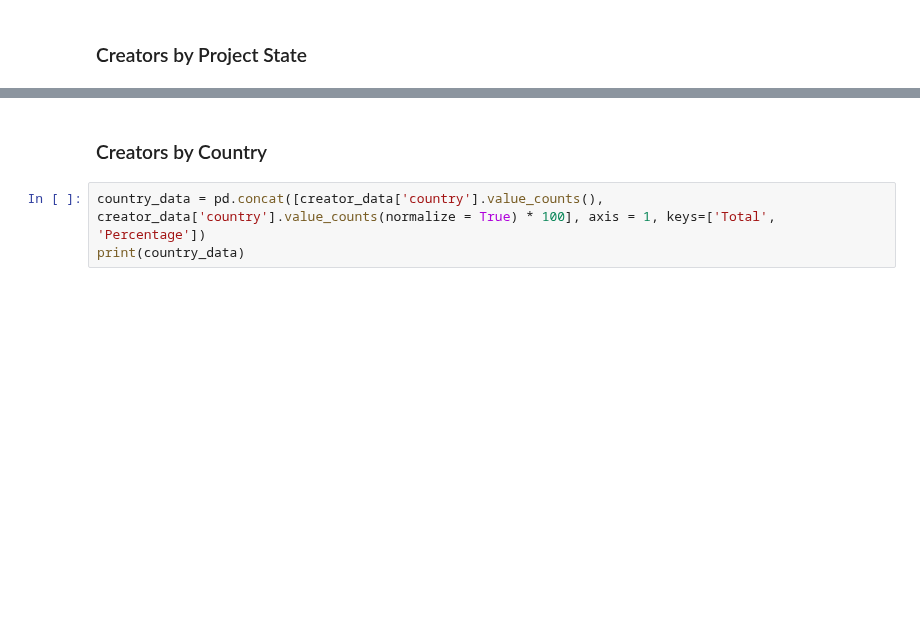
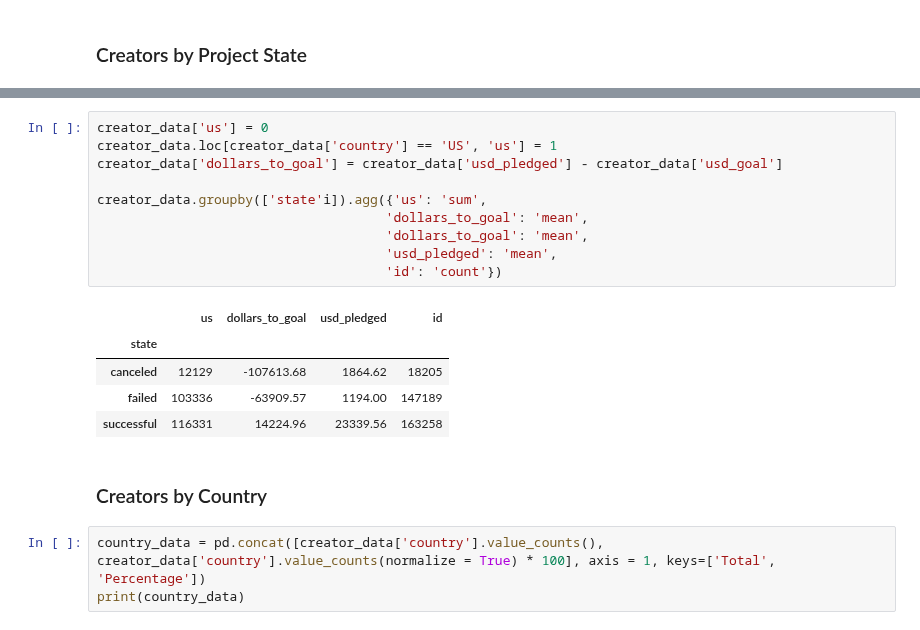
Before and after one commit to sahilpatil98/kickstarter-JMP, a Jupyter notebook: data-analysis/descriptive_statistics.ipynb, the cells around one changed output, grey strips where cells are left out. Drawn from its saved outputs; the diff is of its cells as text; blank space fills up the shorter version.

```diff
--- a/data-analysis/descriptive_statistics.ipynb
+++ b/data-analysis/descriptive_statistics.ipynb
@@ -212,3 +277,19 @@ print(projects_by_state)
+# %%
+creator_data['us'] = 0
+creator_data.loc[creator_data['country'] == 'US', 'us'] = 1
+creator_data['dollars_to_goal'] = creator_data['usd_pledged'] - creator_data['usd_goal']
+
+creator_data.groupby(['state'i]).agg({'us': 'sum',
+                                     'dollars_to_goal': 'mean',
+                                     'dollars_to_goal': 'mean',
+                                     'usd_pledged': 'mean',
+                                     'id': 'count'})
+# %% [output]
+|  | us | dollars_to_goal | usd_pledged | id |
+| state |  |  |  |  |
+| canceled | 12129 | -107613.68 | 1864.62 | 18205 |
+| failed | 103336 | -63909.57 | 1194.00 | 147189 |
+| successful | 116331 | 14224.96 | 23339.56 | 163258 |
 # %% [markdown]
 ### Creators by Country
 # %%
```
Also changed, not shown: parts of 16 cells of this notebook, 2 other files.
